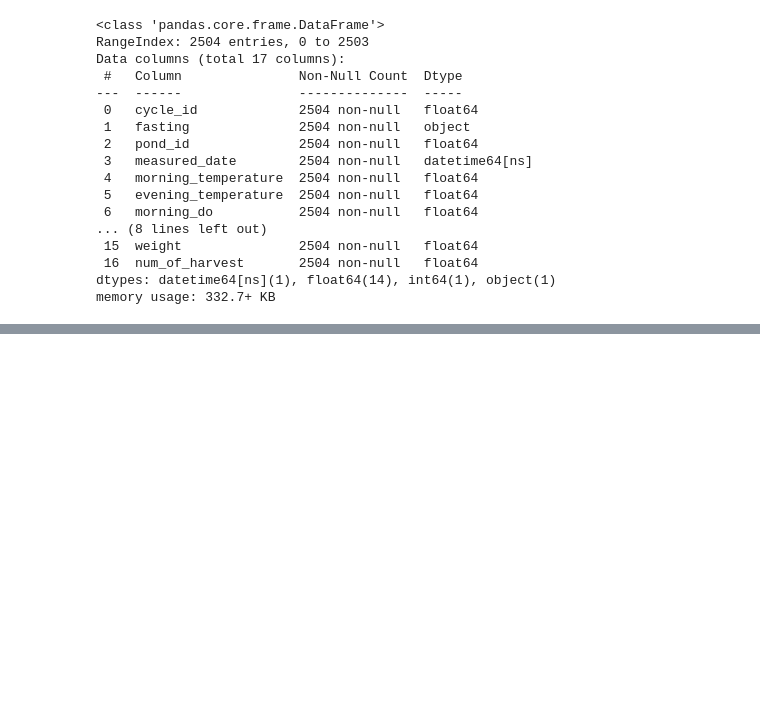
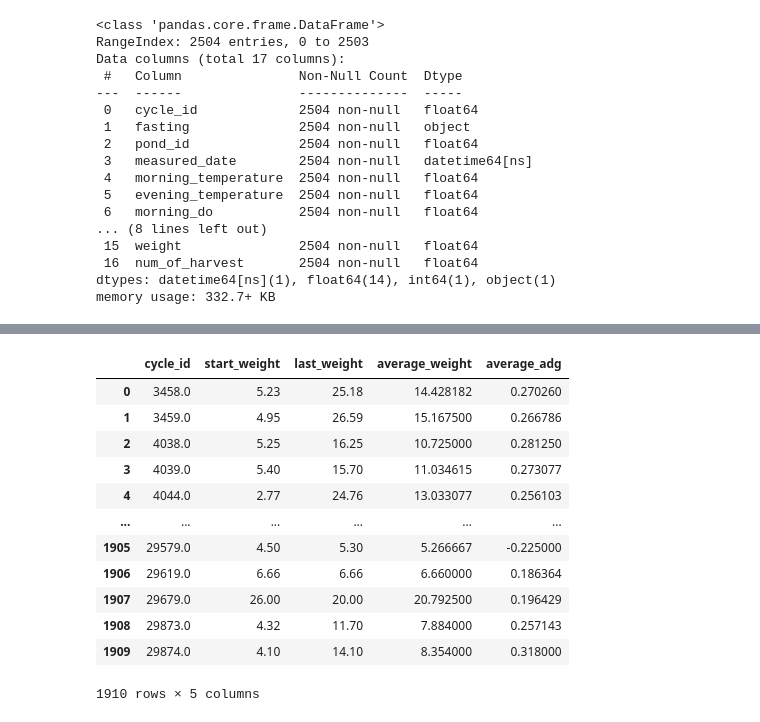
Before and after one commit to sugengdcahyo/shrimp-prediction, a Jupyter notebook: Cleaning.ipynb, the cells around one changed output, grey strips where cells are left out. Cells and saved outputs as stored; diff of their text form; code cells hidden in the pictures; blank space fills up the shorter version.

```diff
--- a/Cleaning.ipynb
+++ b/Cleaning.ipynb
@@ -520,0 +621,23 @@ memory usage: 332.7+ KB
+# %%
+df_sampling_adg = df_samping_adg.groupby('cycle_id').agg(
+    start_weight=('average_weight', 'first'),
+    last_weight=('average_weight', 'last'),
+    average_weight=('average_weight', 'mean'),
+    average_adg=('ADG', 'mean')
+).reset_index()
+# %%
+df_sampling_adg
+# %% [output]
+|  | cycle_id | start_weight | last_weight | average_weight | average_adg |
+| 0 | 3458.0 | 5.23 | 25.18 | 14.428182 | 0.270260 |
+| 1 | 3459.0 | 4.95 | 26.59 | 15.167500 | 0.266786 |
+| 2 | 4038.0 | 5.25 | 16.25 | 10.725000 | 0.281250 |
+| 3 | 4039.0 | 5.40 | 15.70 | 11.034615 | 0.273077 |
+| 4 | 4044.0 | 2.77 | 24.76 | 13.033077 | 0.256103 |
+| ... | ... | ... | ... | ... | ... |
+| 1905 | 29579.0 | 4.50 | 5.30 | 5.266667 | -0.225000 |
+| 1906 | 29619.0 | 6.66 | 6.66 | 6.660000 | 0.186364 |
+| 1907 | 29679.0 | 26.00 | 20.00 | 20.792500 | 0.196429 |
+| 1908 | 29873.0 | 4.32 | 11.70 | 7.884000 | 0.257143 |
+| 1909 | 29874.0 | 4.10 | 14.10 | 8.354000 | 0.318000 |
+1910 rows × 5 columns
```
Also changed, not shown: parts of 14 cells of this notebook, 1 other file.
